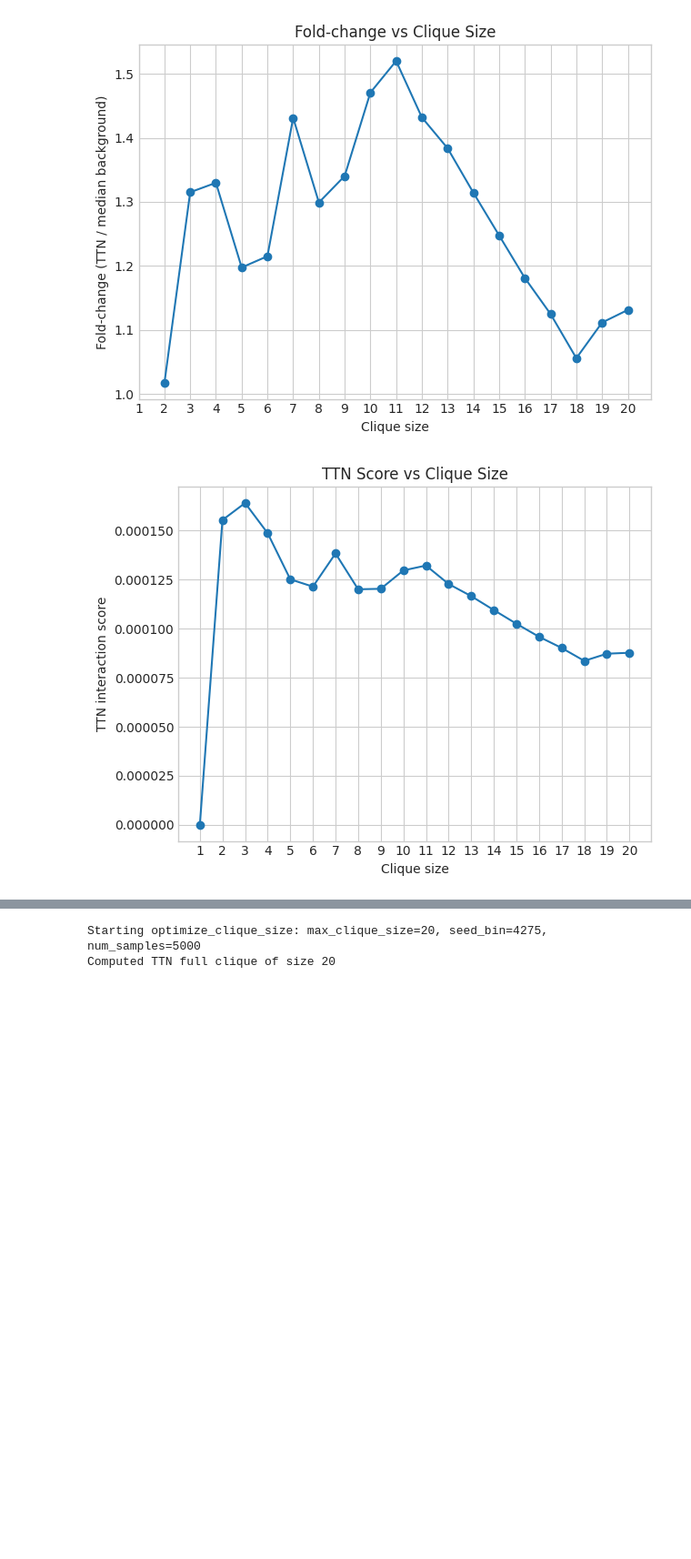
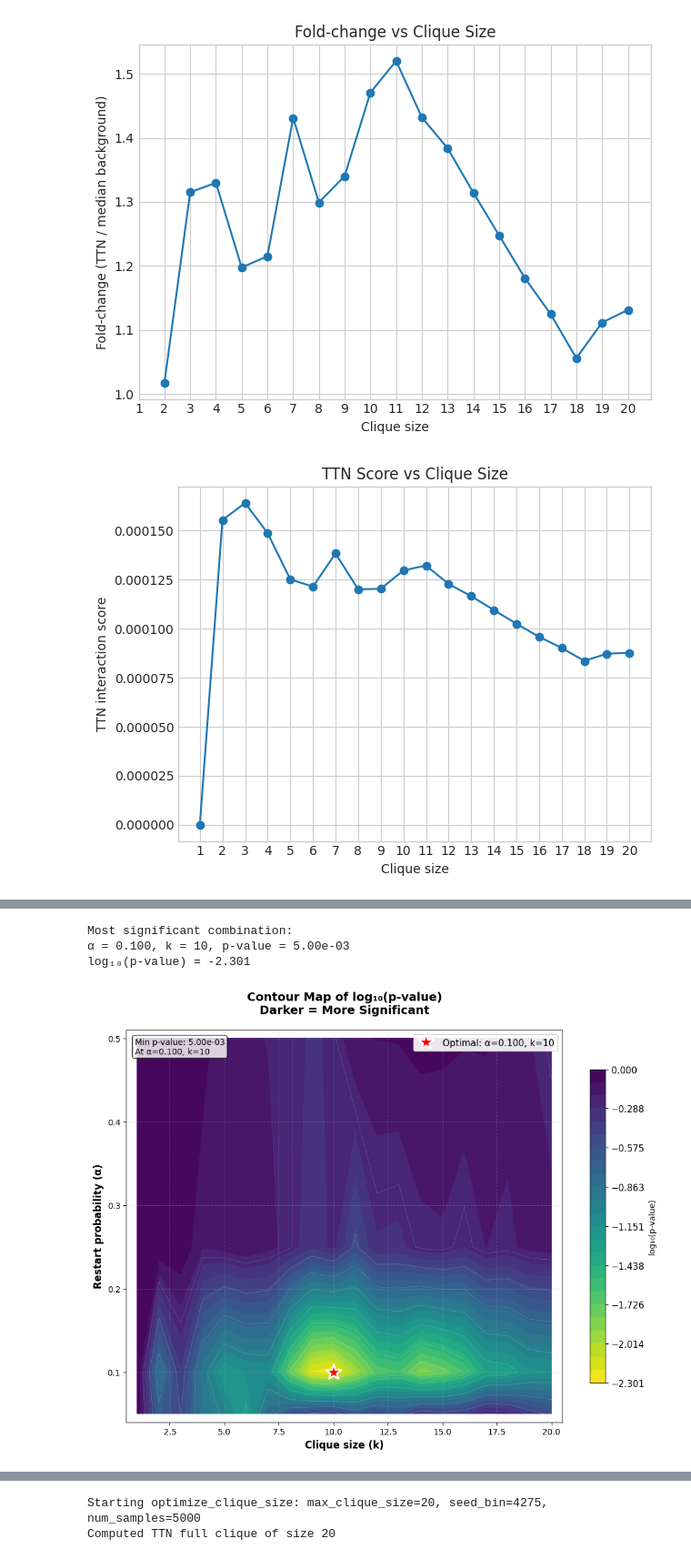
Before and after one commit to ethanoutangoun/chromatin-heart-dev, a Jupyter notebook: clique_size_optimization.ipynb, the cells around one changed output, grey strips where cells are left out. Shown at 91% size. Cells and saved outputs as stored; diff of their text form; code cells hidden in the pictures; blank space fills up the shorter version.

```diff
--- a/clique_size_optimization.ipynb
+++ b/clique_size_optimization.ipynb
@@ -254,0 +616,70 @@ plt.show()
+# %%
+# Enhanced contour plot of log10 p-value over the full grid
+import numpy as np
+import matplotlib.pyplot as plt
+
+# Get data
+alpha_vals = pval_mat.index.values
+size_vals = pval_mat.columns.values
+AA, SS = np.meshgrid(alpha_vals, size_vals, indexing='ij')
+Z = np.log10(pval_mat.values)
+
+# Find the most significant point (minimum log10 p-value)
+min_idx = np.unravel_index(np.nanargmin(Z), Z.shape)
+optimal_alpha = alpha_vals[min_idx[0]]
+optimal_size = size_vals[min_idx[1]]
+min_log_pval = Z[min_idx]
+actual_pval = 10**min_log_pval
+
+print(f"Most significant combination:")
+print(f"α = {optimal_alpha:.3f}, k = {optimal_size}, p-value = {actual_pval:.2e}")
+print(f"log₁₀(p-value) = {min_log_pval:.3f}")
+
+# Create enhanced figure
+plt.figure(figsize=(10, 8))
+
+# Create contour plot with more levels for smoother appearance
+levels = np.linspace(np.nanmin(Z), np.nanmax(Z), 25)
+cp = plt.contourf(SS, AA, Z, levels=levels, cmap='viridis_r')
+
+# Add contour lines for better readability
+contour_lines = plt.contour(SS, AA, Z, levels=10, colors='white', alpha=0.3, linewidths=0.5)
+
+# Enhanced colorbar
+cbar = plt.colorbar(cp, label='log₁₀(p-value)', shrink=0.8)
+cbar.ax.tick_params(labelsize=11)
+
+# Mark the optimal point
+plt.plot(optimal_size, optimal_alpha, 'r*', markersize=20,
+         markeredgecolor='white', markeredgewidth=2,
+         label=f'Optimal: α={optimal_alpha:.3f}, k={optimal_size}')
+
+# Enhanced labels and title
+plt.xlabel('Clique size (k)', fontsize=12, fontweight='bold')
+plt.ylabel('Restart probability (α)', fontsize=12, fontweight='bold')
+plt.title('Contour Map of log₁₀(p-value)\nDarker = More Significant',
+          fontsize=14, fontweight='bold', pad=20)
+
+# Add grid for better readability
+plt.grid(True, alpha=0.3, linestyle='--')
+
+# Legend
+plt.legend(loc='upper right', fontsize=11, framealpha=0.9)
+
+# Set axis limits with some padding
+plt.xlim(size_vals.min() - 0.5, size_vals.max() + 0.5)
+plt.ylim(alpha_vals.min() - 0.01, alpha_vals.max() + 0.01)
+
+# Add text box with statistics
+textstr = f'Min p-value: {actual_pval:.2e}\nAt α={optimal_alpha:.3f}, k={optimal_size}'
+props = dict(boxstyle='round', facecolor='white', alpha=0.8)
+plt.text(0.02, 0.98, textstr, transform=plt.gca().transAxes, fontsize=10,
+         verticalalignment='top', bbox=props)
+
+plt.tight_layout()
+plt.show()
+# %% [output]
+Most significant combination:
+α = 0.100, k = 10, p-value = 5.00e-03
+log₁₀(p-value) = -2.301
+[figure, added]
```
Also changed, not shown: parts of 12 cells of this notebook, 3 other files.
